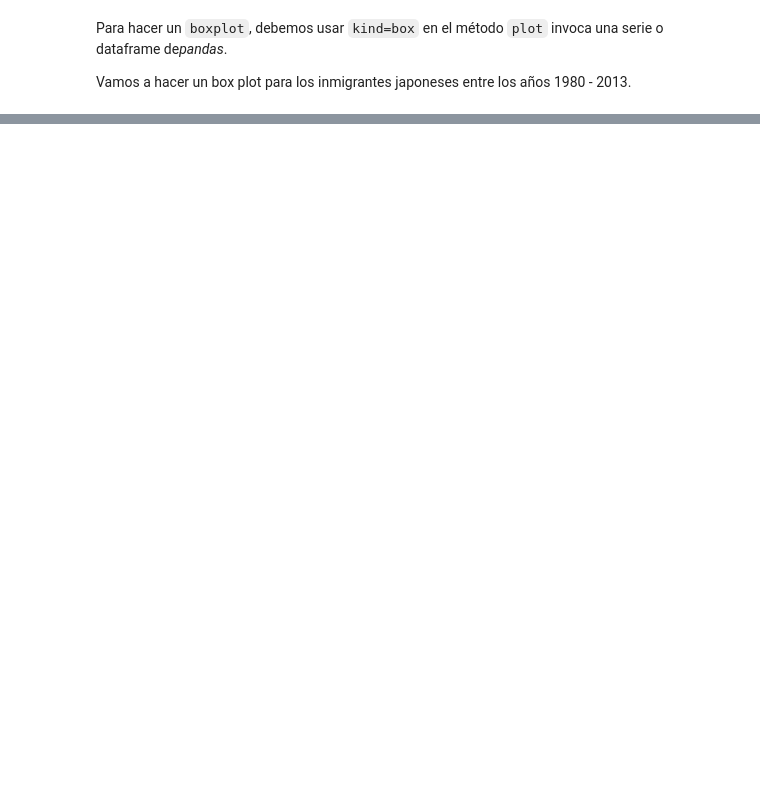
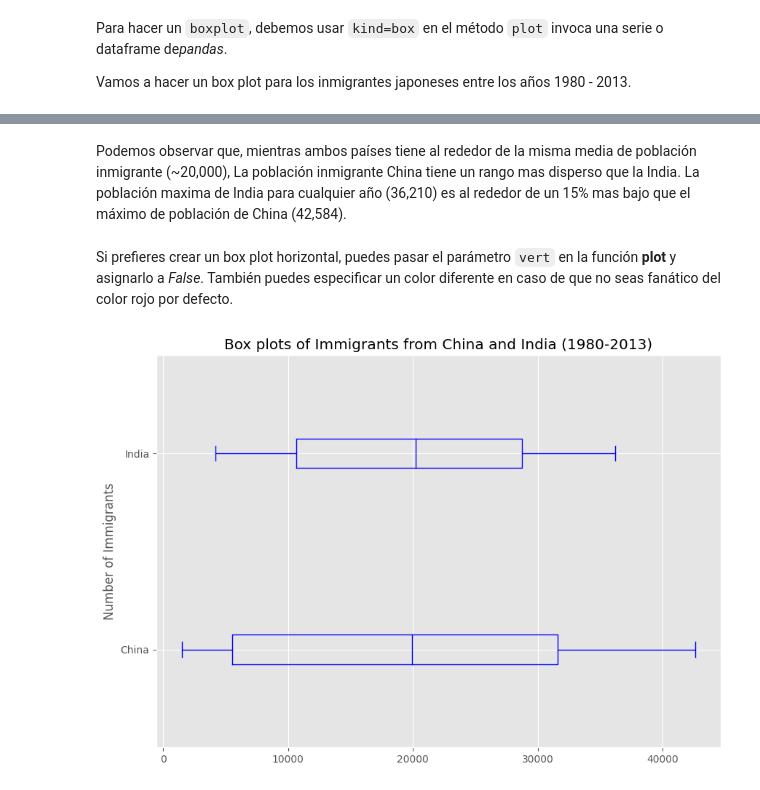
Before and after one commit to reivincitot/Curso-ibm, a Jupyter notebook: Data visualization with python/pieChartsBoxPlotsScatterPlotsBubblePlots_lab3.ipynb, the cells around one changed output, grey strips where cells are left out. Cells and saved outputs as stored; diff of their text form; code cells hidden in the pictures; blank space fills up the shorter version.

```diff
--- a/Data visualization with python/pieChartsBoxPlotsScatterPlotsBubblePlots_lab3.ipynb
+++ b/Data visualization with python/pieChartsBoxPlotsScatterPlotsBubblePlots_lab3.ipynb
@@ -252,0 +339,15 @@ Vamos a hacer un box plot para los inmigrantes japoneses entre los años 1980 -
+# %% [markdown]
+Podemos observar que, mientras ambos países tiene al rededor de la misma media de población inmigrante (\~20,000), La población inmigrante China tiene un rango mas disperso que la India. La población maxima de India para cualquier año (36,210) es al rededor de un 15% mas bajo que el máximo de población de China (42,584).
+# %% [markdown]
+Si prefieres crear un box plot horizontal, puedes pasar el parámetro `vert` en la función **plot** y asignarlo a *False*. También puedes especificar un color diferente en caso de que no seas fanático del color rojo por defecto.
+# %%
+# Box plot Horizontal.
+
+df_CI.plot(kind="box", figsize=(10,7), color="blue", vert=False)
+
+plt.title("Box plots of Immigrants from China and India (1980-2013)")
+plt.ylabel("Number of Immigrants")
+
+plt.show()
+# %% [output]
+[figure, added]
```
Also changed, not shown: parts of 39 cells of this notebook.
